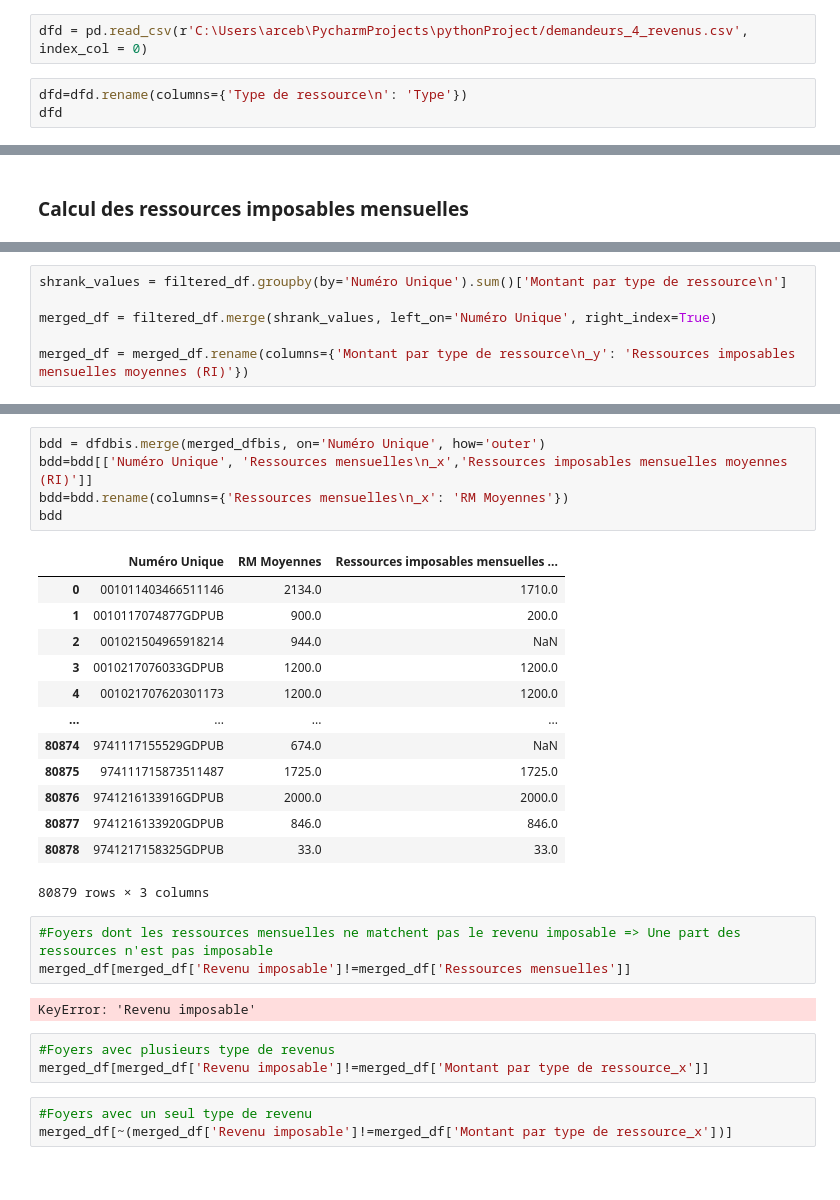
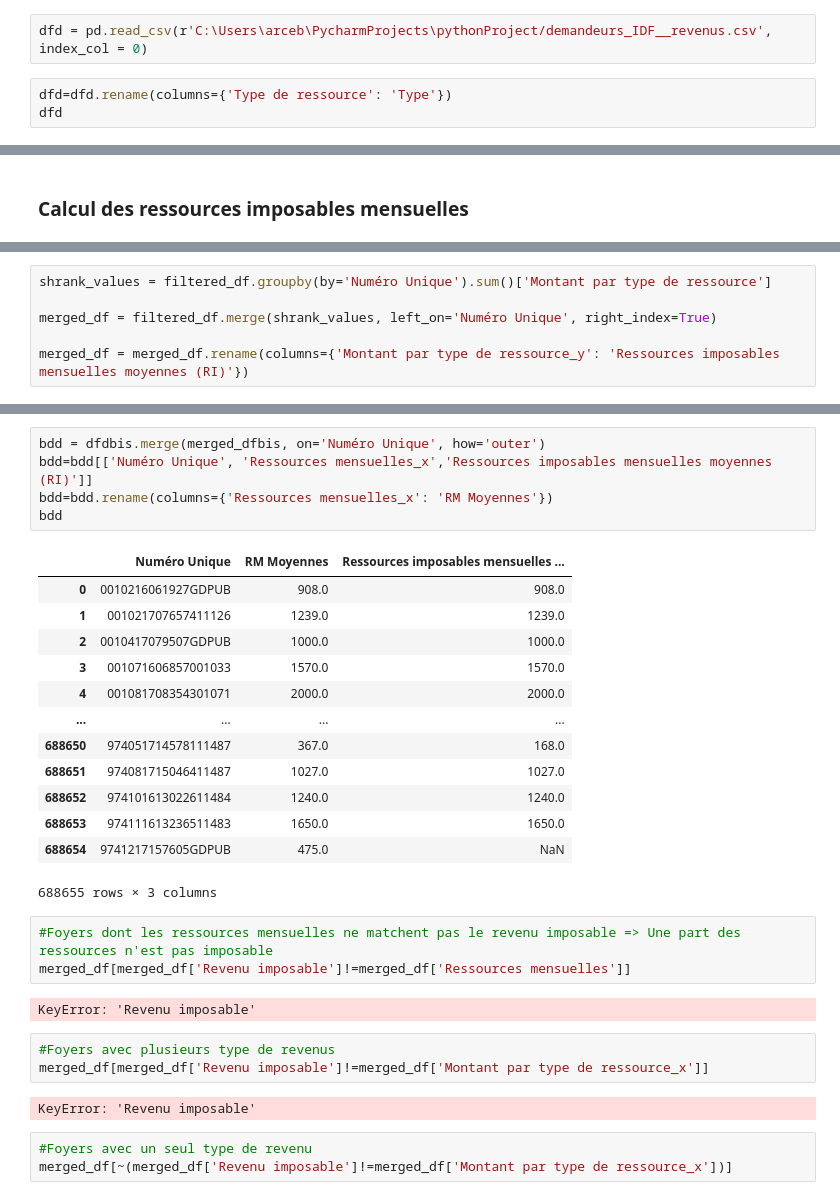
Before and after one commit to cmllbll/Social-Housing-in-France, a Jupyter notebook: Tableaux.ipynb, the cells around one changed output, grey strips where cells are left out. Saved outputs shown, nothing was run; the diff lists cells and outputs as text.

```diff
--- a/Tableaux.ipynb
+++ b/Tableaux.ipynb
@@ -6,8 +6,8 @@ from tqdm import tqdm
 # %%
 import seaborn as sns
 # %%
-dfd = pd.read_csv(r'C:\Users\arceb\PycharmProjects\pythonProject/demandeurs_4_revenus.csv', index_col = 0)
+dfd = pd.read_csv(r'C:\Users\arceb\PycharmProjects\pythonProject/demandeurs_IDF__revenus.csv', index_col = 0)
 # %%
-dfd=dfd.rename(columns={'Type de ressource\n': 'Type'})
+dfd=dfd.rename(columns={'Type de ressource': 'Type'})
 dfd
 # %% [output]
@@ -69,9 +72,9 @@ filtered_df
 # %%
-shrank_values = filtered_df.groupby(by='Numéro Unique').sum()['Montant par type de ressource\n']
+shrank_values = filtered_df.groupby(by='Numéro Unique').sum()['Montant par type de ressource']
 
 merged_df = filtered_df.merge(shrank_values, left_on='Numéro Unique', right_index=True)
 
-merged_df = merged_df.rename(columns={'Montant par type de ressource\n_y': 'Ressources imposables mensuelles moyennes (RI)'})
+merged_df = merged_df.rename(columns={'Montant par type de ressource_y': 'Ressources imposables mensuelles moyennes (RI)'})
 # %%
 merged_df
 # %% [output]
@@ -108,22 +113,22 @@ merged_dfbis
 # %%
 bdd = dfdbis.merge(merged_dfbis, on='Numéro Unique', how='outer')
-bdd=bdd[['Numéro Unique', 'Ressources mensuelles\n_x','Ressources imposables mensuelles moyennes (RI)']]
-bdd=bdd.rename(columns={'Ressources mensuelles\n_x': 'RM Moyennes'})
+bdd=bdd[['Numéro Unique', 'Ressources mensuelles_x','Ressources imposables mensuelles moyennes (RI)']]
+bdd=bdd.rename(columns={'Ressources mensuelles_x': 'RM Moyennes'})
 bdd
 # %% [output]
 |  | Numéro Unique | RM Moyennes | Ressources imposables mensuelles ... |
-| 0 | 001011403466511146 | 2134.0 | 1710.0 |
-| 1 | 0010117074877GDPUB | 900.0 | 200.0 |
-| 2 | 001021504965918214 | 944.0 | NaN |
-| 3 | 0010217076033GDPUB | 1200.0 | 1200.0 |
-| 4 | 001021707620301173 | 1200.0 | 1200.0 |
+| 0 | 0010216061927GDPUB | 908.0 | 908.0 |
+| 1 | 001021707657411126 | 1239.0 | 1239.0 |
+| 2 | 0010417079507GDPUB | 1000.0 | 1000.0 |
+| 3 | 001071606857001033 | 1570.0 | 1570.0 |
+| 4 | 001081708354301071 | 2000.0 | 2000.0 |
 | ... | ... | ... | ... |
-| 80874 | 9741117155529GDPUB | 674.0 | NaN |
-| 80875 | 974111715873511487 | 1725.0 | 1725.0 |
-| 80876 | 9741216133916GDPUB | 2000.0 | 2000.0 |
-| 80877 | 9741216133920GDPUB | 846.0 | 846.0 |
-| 80878 | 9741217158325GDPUB | 33.0 | 33.0 |
+| 688650 | 974051714578111487 | 367.0 | 168.0 |
+| 688651 | 974081715046411487 | 1027.0 | 1027.0 |
+| 688652 | 974101613022611484 | 1240.0 | 1240.0 |
+| 688653 | 974111613236511483 | 1650.0 | 1650.0 |
+| 688654 | 9741217157605GDPUB | 475.0 | NaN |
-80879 rows × 3 columns
+688655 rows × 3 columns
 # %%
 #Foyers dont les ressources mensuelles ne matchent pas le revenu imposable => Une part des ressources n'est pas imposable
 merged_df[merged_df['Revenu imposable']!=merged_df['Ressources mensuelles']]
@@ -132,6 +137,8 @@ KeyError: 'Revenu imposable'
 # %%
 #Foyers avec plusieurs type de revenus
 merged_df[merged_df['Revenu imposable']!=merged_df['Montant par type de ressource_x']]
+# %% [output]
+KeyError: 'Revenu imposable'
 # %%
 #Foyers avec un seul type de revenu
 merged_df[~(merged_df['Revenu imposable']!=merged_df['Montant par type de ressource_x'])]
```
Also changed, not shown: parts of 16 cells of this notebook, 2 other files.
